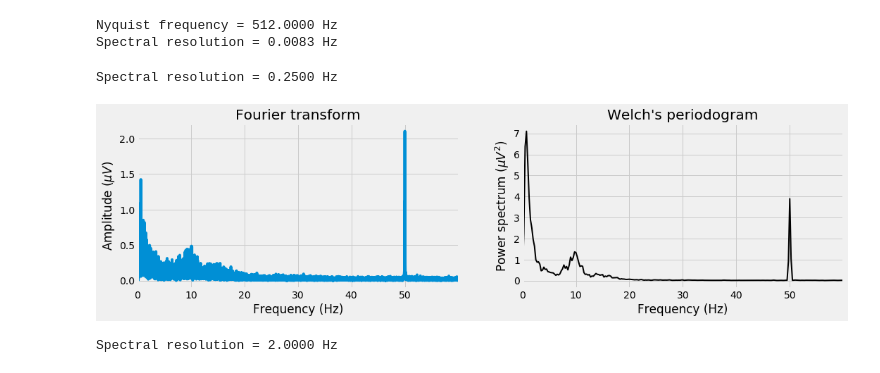
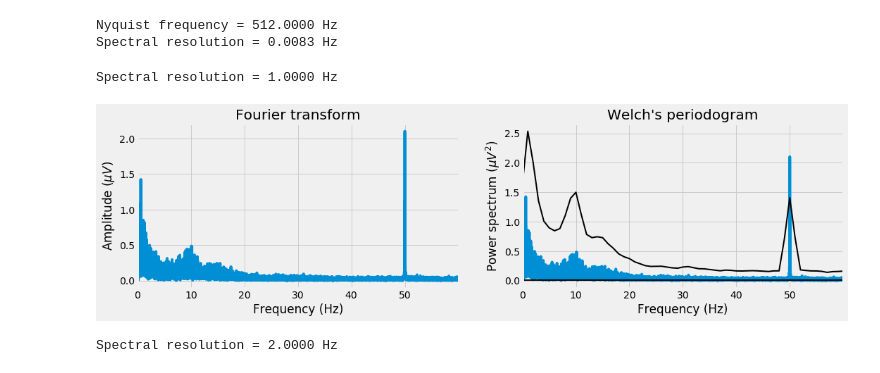
Before and after one commit to OrielBanne/myIPythonNotebooks, a Jupyter notebook: Signal_Processing/EEG example.ipynb, the cells around one changed output. Cells and saved outputs as stored; diff of their text form; code cells hidden in the pictures.

```diff
--- a/Signal_Processing/EEG example.ipynb
+++ b/Signal_Processing/EEG example.ipynb
@@ -56,35 +58,36 @@ Nyquist frequency = 512.0000 Hz
 Spectral resolution = 0.0083 Hz
 # %%
 # Perform Welch's periodogram
-segment = int( sr/0.25)
+segment = int( sr)
 myhann = signal.get_window('hann', segment)
 
-myparams = dict(fs = sr, nperseg = segment, window = myhann, noverlap = 0, scaling = 'spectrum', return_onesided = True)
+myparams = dict(fs = sr, nperseg = segment, window = myhann, noverlap = segment/2, scaling = 'spectrum', return_onesided = False)
 freq, ps = signal.welch(x = eeg, **myparams)# units uV**2
 print('Spectral resolution = %2.4f Hz'%freq[1])
 # %% [output]
-Spectral resolution = 0.2500 Hz
+Spectral resolution = 1.0000 Hz
 # %%
 # Plot the power spectrum
 
 fig, ax = plt.subplots(1, 2, figsize=(16, 4))
 
 ax[0].set_title("Fourier transform")
 ax[0].plot(hz,amp[:len(hz)])#, use_line_collection = True)
 ax[0].set_ylabel('Amplitude ($\mu V$)')
 
 ax[1].set_title("Welch's periodogram")
-ax[1].plot(freq, ps, color='k', lw=2) # multiply by 2 the amplitudes to have the negative frequencies
+ax[1].plot(hz,amp[:len(hz)], color='C0')#, use_line_collection = True)
+ax[1].plot(freq, np.sqrt(ps), color='k', lw=2) # multiply by 2 the amplitudes to have the negative frequencies
 ax[1].set_ylabel('Power spectrum ($\mu V^2$)')
 
 
 for myax in ax:
     myax.set_xlabel('Frequency (Hz)')
     myax.set_xlim(0,60)
     myticks = list(range(0,60,10))
     myax.set_xticks(myticks)
 # %% [output]
-[figure, old version]
+[figure, new version]
 # %%
 # now we will analyze window lenghts of 500 ms in 25 ms steps.
 # Signals will overlap 475 ms
```
Also changed, not shown: parts of 1 cell of this notebook, 1 other file.
